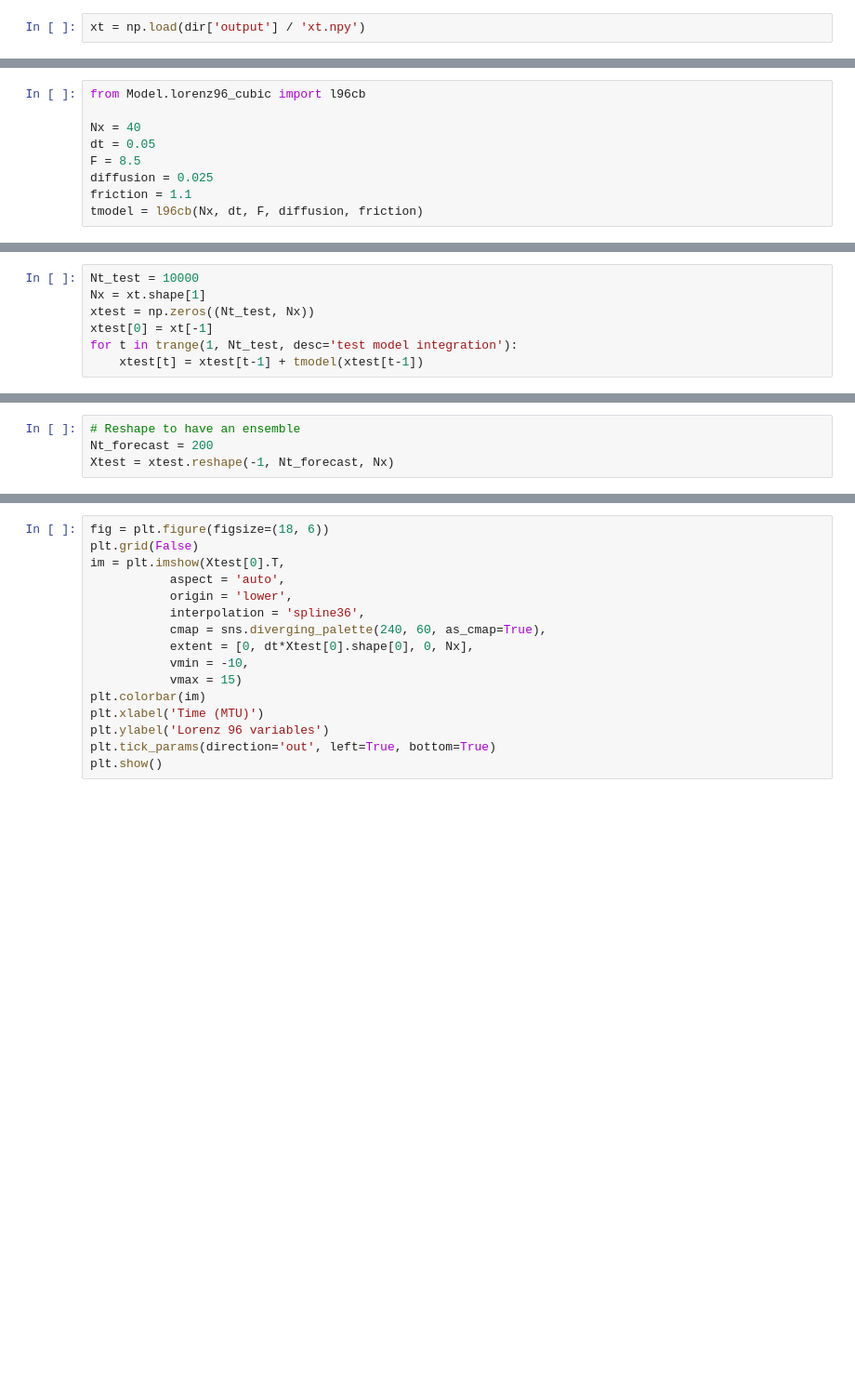
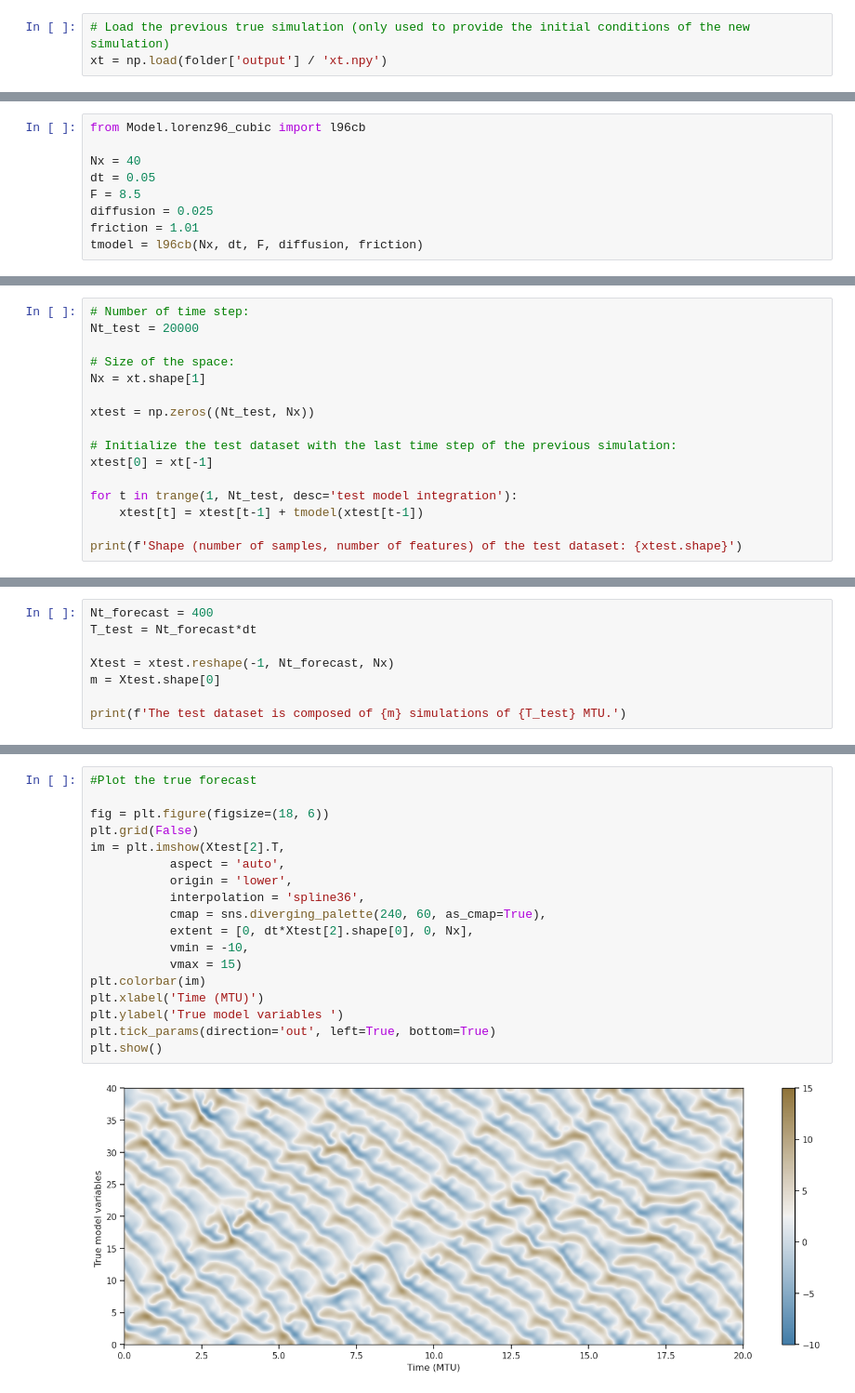
Before and after one commit to marcbocquet/2022-mooc-ecmwf-bocquet-brajard, a Jupyter notebook: mooc_ecmwf_bocquet_brajard_part3.ipynb, the cells around one changed output, grey strips where cells are left out. Shown at 93% size. Cells and saved outputs as stored; diff of their text form; blank space fills up the shorter version.

```diff
--- a/mooc_ecmwf_bocquet_brajard_part3.ipynb
+++ b/mooc_ecmwf_bocquet_brajard_part3.ipynb
@@ -29,2 +51,3 @@ palette = sns.color_palette('deep')
 # %%
-xt = np.load(dir['output'] / 'xt.npy')
+# Load the previous true simulation (only used to provide the initial conditions of the new simulation)
+xt = np.load(folder['output'] / 'xt.npy')
@@ -37,5 +62,5 @@ Nx = 40
 dt = 0.05
 F = 8.5
 diffusion = 0.025
-friction = 1.1
+friction = 1.01
 tmodel = l96cb(Nx, dt, F, diffusion, friction)
@@ -42,7 +69,16 @@ tmodel = l96cb(Nx, dt, F, diffusion, friction)
 # %%
-Nt_test = 10000
+# Number of time step:
+Nt_test = 20000
+
+# Size of the space:
 Nx = xt.shape[1]
+
 xtest = np.zeros((Nt_test, Nx))
+
+# Initialize the test dataset with the last time step of the previous simulation:
 xtest[0] = xt[-1]
+
 for t in trange(1, Nt_test, desc='test model integration'):
     xtest[t] = xtest[t-1] + tmodel(xtest[t-1])
+
+print(f'Shape (number of samples, number of features) of the test dataset: {xtest.shape}')
@@ -49,4 +89,8 @@ for t in trange(1, Nt_test, desc='test model integration'):
 # %%
-# Reshape to have an ensemble
-Nt_forecast = 200
+Nt_forecast = 400
+T_test = Nt_forecast*dt
+
 Xtest = xtest.reshape(-1, Nt_forecast, Nx)
+m = Xtest.shape[0]
+
+print(f'The test dataset is composed of {m} simulations of {T_test} MTU.')
@@ -128,17 +160,21 @@ UnimplementedError: Exception encountered when calling layer "conv1d" "
 # %%
+#Plot the true forecast
+
 fig = plt.figure(figsize=(18, 6))
 plt.grid(False)
-im = plt.imshow(Xtest[0].T,
+im = plt.imshow(Xtest[2].T,
            aspect = 'auto',
            origin = 'lower',
            interpolation = 'spline36',
            cmap = sns.diverging_palette(240, 60, as_cmap=True),
-           extent = [0, dt*Xtest[0].shape[0], 0, Nx],
+           extent = [0, dt*Xtest[2].shape[0], 0, Nx],
            vmin = -10,
            vmax = 15)
 plt.colorbar(im)
 plt.xlabel('Time (MTU)')
-plt.ylabel('Lorenz 96 variables')
+plt.ylabel('True model variables ')
 plt.tick_params(direction='out', left=True, bottom=True)
 plt.show()
+# %% [output]
+[figure, added]
 # %%
```
Also changed, not shown: parts of 28 cells of this notebook, 5 other files.
